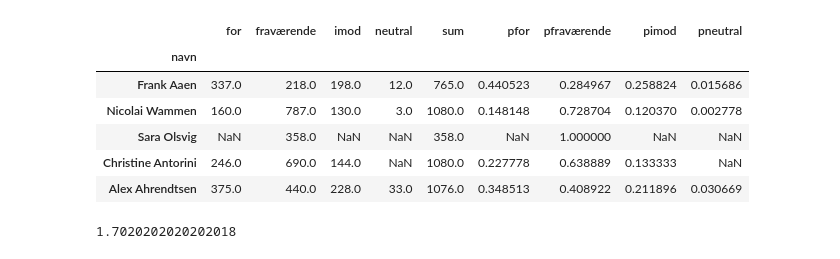
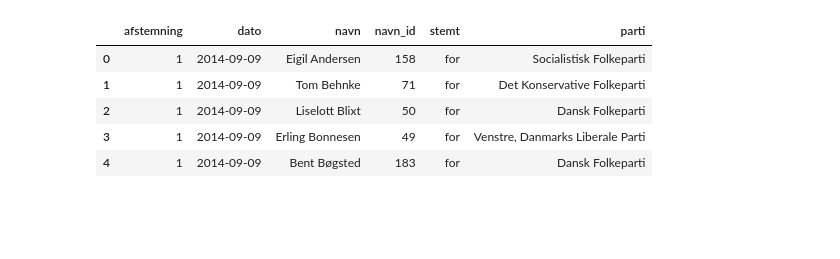
Before and after one commit to cfblaeb/politik, a Jupyter notebook: analyse.ipynb, the cells around one changed output. Drawn from its saved outputs; the diff is of its cells as text; code cells hidden in the pictures; blank space fills up the shorter version.

```diff
--- a/analyse.ipynb
+++ b/analyse.ipynb
@@ -143,0 +146,11 @@ ax.text(0.1, 0.65, r'$R^2$: {:.2f}'.format(r_value**2), fontsize=15)
+# %%
+#Vi laver data'ene om til en dataframe med afstemning, dato, navn og hvad folk stemte
+
+stemmetyper = {1:'for', 2:'imod', 3:'fraværende', 4:'neutral'}
+stemmer = pd.DataFrame([{'afstemning':stemme.afstemningid.pk,
+            'stemt': stemmetyper[stemme.typeid_id],
+            'navn': stemme.aktørid.navn,
+            'navn_id': stemme.aktørid_id,
+            'dato':datetime.strptime(stemme.afstemningid.mødeid.dato.split("T")[0], "%Y-%m-%d")}
+           for stemme in models.Stemme.objects.all().prefetch_related('aktørid', 'afstemningid__mødeid')])
+stemmer.head()
@@ -143,0 +208,14 @@ ax.text(0.1, 0.65, r'$R^2$: {:.2f}'.format(r_value**2), fontsize=15)
+# %%
+#den info kan vi så bruge på at placere folk i deres respektive partier på de givne afstemningstidpunkter
+
+def party_time(row):
+    #brug afstemningsdato og person id til at afgøre medlemskab på dato
+    a = parti_assigner[(parti_assigner.id == row['navn_id']) & (parti_assigner.fra <= row['dato'])]
+    if len(a)==0:
+        print(row)
+        if row['navn_id'] == 16074: #Steen Holm Iversen er ikke skrevet korrekt ind...han er LA
+            return "Liberal Alliance"
+        return "error"
+    else:
+        return a.sort_values(by='fra', ascending=False).iloc[0]['parti']
+stemmer['parti'] = stemmer.apply(party_time, axis=1)
@@ -144,14 +240,9 @@ ax.text(0.1, 0.65, r'$R^2$: {:.2f}'.format(r_value**2), fontsize=15)
 # %%
-stemt_data.head()
+stemmer.head()
 # %% [output]
-|  | for | fraværende | imod | neutral | sum | pfor | pfraværende | pimod | pneutral |
-| navn |  |  |  |  |  |  |  |  |  |
-| Frank Aaen | 337.0 | 218.0 | 198.0 | 12.0 | 765.0 | 0.440523 | 0.284967 | 0.258824 | 0.015686 |
-| Nicolai Wammen | 160.0 | 787.0 | 130.0 | 3.0 | 1080.0 | 0.148148 | 0.728704 | 0.120370 | 0.002778 |
-| Sara Olsvig | NaN | 358.0 | NaN | NaN | 358.0 | NaN | 1.000000 | NaN | NaN |
-| Christine Antorini | 246.0 | 690.0 | 144.0 | NaN | 1080.0 | 0.227778 | 0.638889 | 0.133333 | NaN |
-| Alex Ahrendtsen | 375.0 | 440.0 | 228.0 | 33.0 | 1076.0 | 0.348513 | 0.408922 | 0.211896 | 0.030669 |
+|  | afstemning | dato | navn | navn_id | stemt | parti |
+| 0 | 1 | 2014-09-09 | Eigil Andersen | 158 | for | Socialistisk Folkeparti |
+| 1 | 1 | 2014-09-09 | Tom Behnke | 71 | for | Det Konservative Folkeparti |
+| 2 | 1 | 2014-09-09 | Liselott Blixt | 50 | for | Dansk Folkeparti |
+| 3 | 1 | 2014-09-09 | Erling Bonnesen | 49 | for | Venstre, Danmarks Liberale Parti |
+| 4 | 1 | 2014-09-09 | Bent Bøgsted | 183 | for | Dansk Folkeparti |
-# %%
-stemt_data.loc['Frank Aaen']['pfor']/stemt_data.loc['Frank Aaen']['pimod']
-# %% [output]
-1.7020202020202018
```
Also changed, not shown: parts of 30 cells of this notebook.
